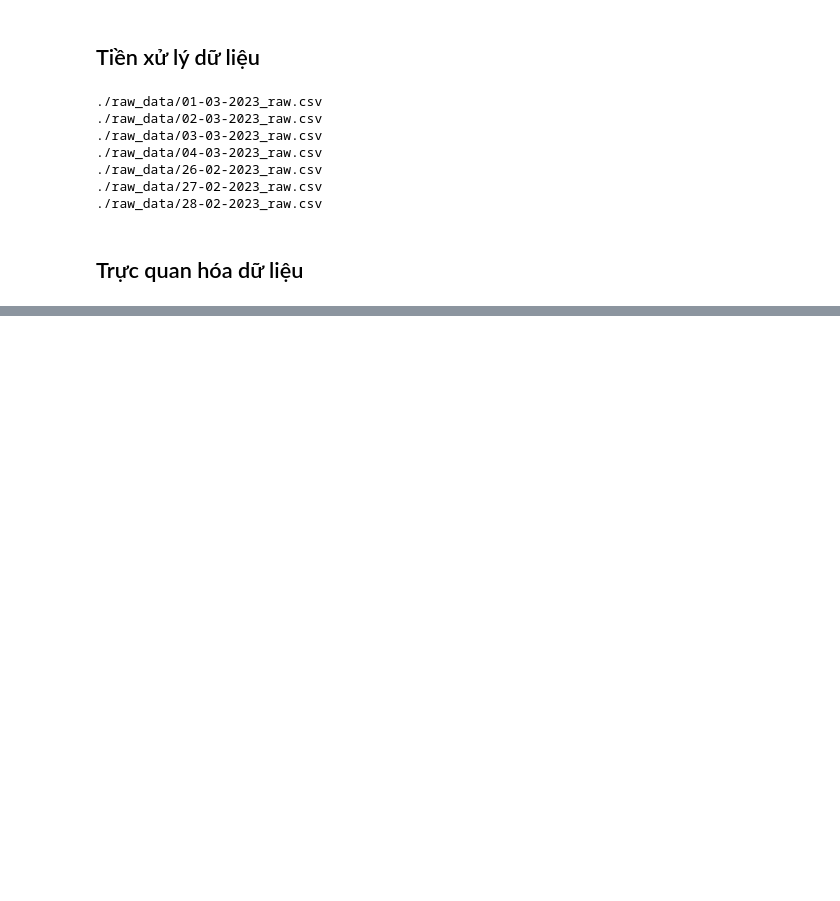
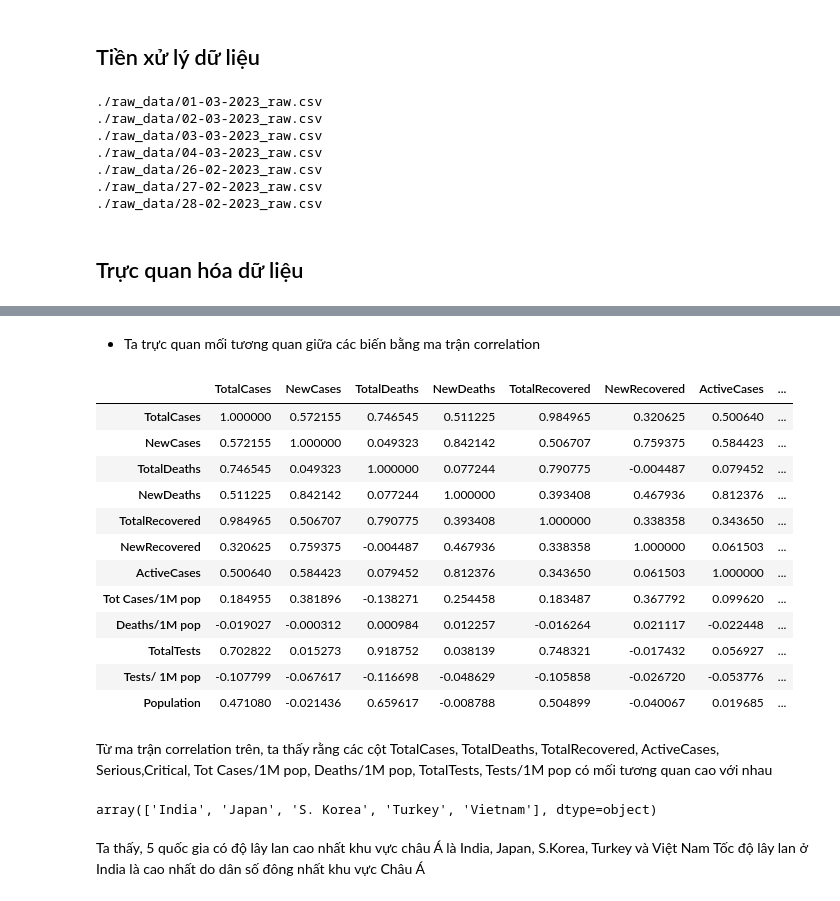
Before and after one commit to vntan/Covid-19-Analysis, a Jupyter notebook: Lab01.ipynb, the cells around one changed output, grey strips where cells are left out. Drawn from its saved outputs; the diff is of its cells as text; code cells hidden in the pictures; blank space fills up the shorter version.

```diff
--- a/Lab01.ipynb
+++ b/Lab01.ipynb
@@ -139,0 +185,3 @@ for file in files:
+# %%
+df['Date'] = pd.to_datetime(df['Date'], format='%d-%m-%Y')
+df.dtypes
@@ -139,0 +205,6 @@ for file in files:
+# %%
+df.isna().sum()
+df.dropna(inplace=True)
+# %%
+df = df.groupby('Country,Other').apply(lambda x: x.sort_values('Date', ascending=True)).reset_index(drop=True)
+df
@@ -139,0 +225,7 @@ for file in files:
+# %%
+numeric_cols = df.select_dtypes(exclude=[object, datetime]).columns
+numeric_cols
+for col in numeric_cols:
+    print(f'Column {col} - Value counts in each bins: ')
+    print(df[col].value_counts(bins=3, sort=False))
+    print('-'*30)
@@ -139,0 +250,30 @@ for file in files:
+# %% [markdown]
+- Ta trực quan mối tương quan giữa các biến bằng ma trận correlation
+# %%
+corr = df[numeric_cols].corr()
+corr.style.background_gradient(cmap='coolwarm')
+# %% [output]
+|  | TotalCases | NewCases | TotalDeaths | NewDeaths | TotalRecovered | NewRecovered | ActiveCases | ... |
+| TotalCases | 1.000000 | 0.572155 | 0.746545 | 0.511225 | 0.984965 | 0.320625 | 0.500640 | ... |
+| NewCases | 0.572155 | 1.000000 | 0.049323 | 0.842142 | 0.506707 | 0.759375 | 0.584423 | ... |
+| TotalDeaths | 0.746545 | 0.049323 | 1.000000 | 0.077244 | 0.790775 | -0.004487 | 0.079452 | ... |
+| NewDeaths | 0.511225 | 0.842142 | 0.077244 | 1.000000 | 0.393408 | 0.467936 | 0.812376 | ... |
+| TotalRecovered | 0.984965 | 0.506707 | 0.790775 | 0.393408 | 1.000000 | 0.338358 | 0.343650 | ... |
+| NewRecovered | 0.320625 | 0.759375 | -0.004487 | 0.467936 | 0.338358 | 1.000000 | 0.061503 | ... |
+| ActiveCases | 0.500640 | 0.584423 | 0.079452 | 0.812376 | 0.343650 | 0.061503 | 1.000000 | ... |
+| Tot Cases/1M pop | 0.184955 | 0.381896 | -0.138271 | 0.254458 | 0.183487 | 0.367792 | 0.099620 | ... |
+| Deaths/1M pop | -0.019027 | -0.000312 | 0.000984 | 0.012257 | -0.016264 | 0.021117 | -0.022448 | ... |
+| TotalTests | 0.702822 | 0.015273 | 0.918752 | 0.038139 | 0.748321 | -0.017432 | 0.056927 | ... |
+| Tests/ 1M pop | -0.107799 | -0.067617 | -0.116698 | -0.048629 | -0.105858 | -0.026720 | -0.053776 | ... |
+| Population | 0.471080 | -0.021436 | 0.659617 | -0.008788 | 0.504899 | -0.040067 | 0.019685 | ... |
+# %% [markdown]
+Từ ma trận correlation trên, ta thấy rằng các cột TotalCases, TotalDeaths, TotalRecovered, ActiveCases, Serious,Critical, Tot Cases/1M pop, Deaths/1M pop, TotalTests, Tests/1M pop có mối tương quan cao với nhau
+# %%
+top_5_Tot_Cases_1M_pop_df = df.sort_values(by=['TotalCases'], ascending=False).iloc[1:26]
+top_5_Tot_Cases_1M_pop = top_5_Tot_Cases_1M_pop_df['Country,Other'].unique()
+top_5_Tot_Cases_1M_pop
+# %% [output]
+array(['India', 'Japan', 'S. Korea', 'Turkey', 'Vietnam'], dtype=object)
+# %% [markdown]
+Ta thấy, 5 quốc gia có độ lây lan cao nhất khu vực châu Á là India, Japan, S.Korea, Turkey và Việt Nam
+Tốc độ lây lan ở India là cao nhất do dân số đông nhất khu vực Châu Á
```
Also changed, not shown: parts of 15 cells of this notebook.
